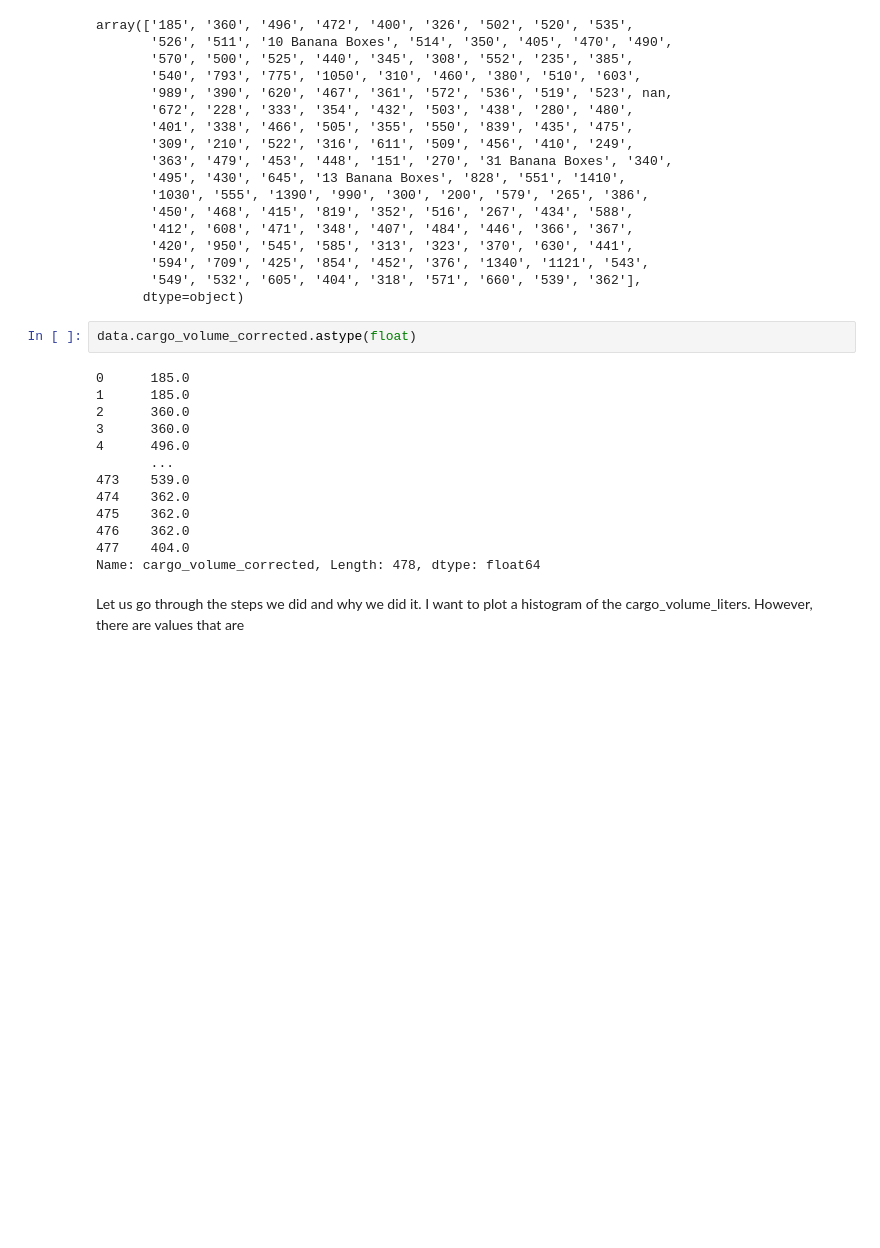
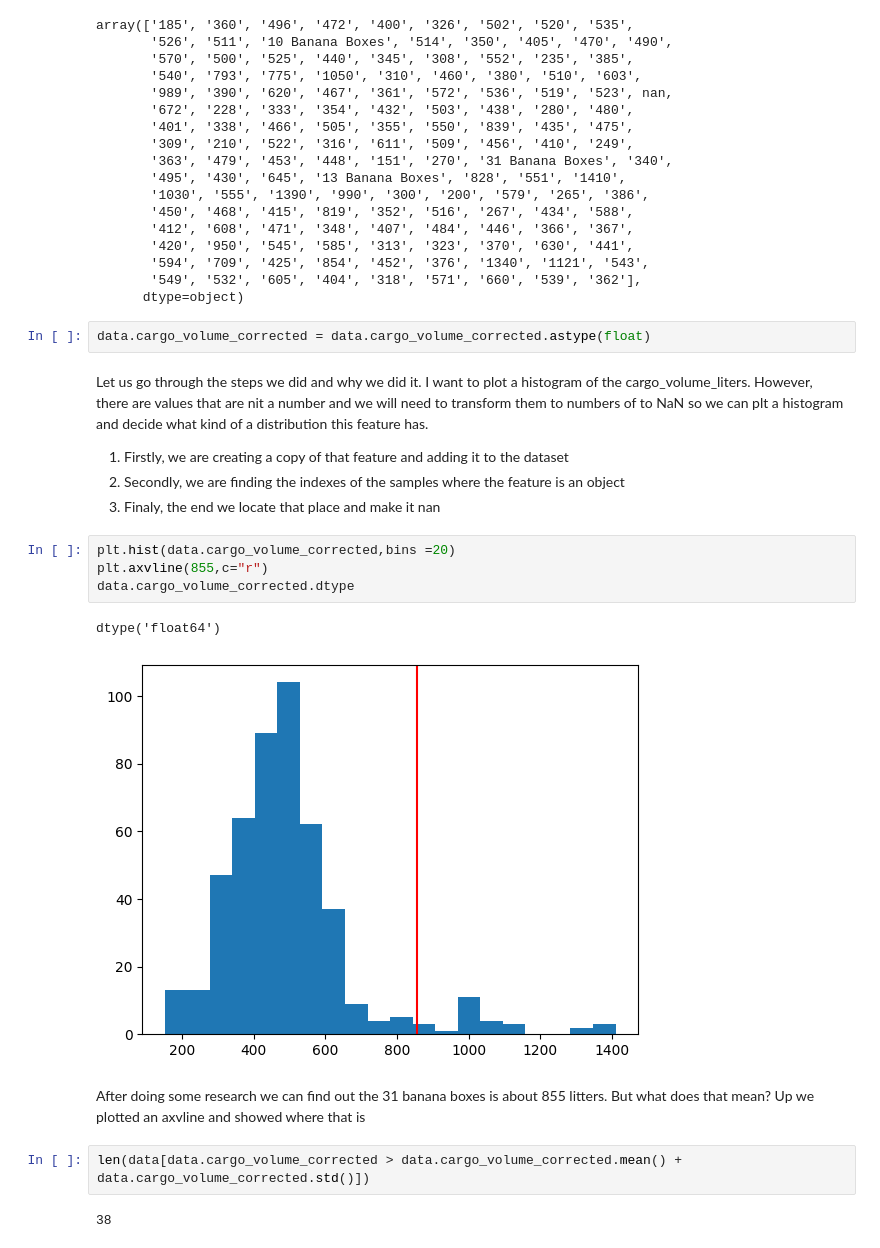
Before and after one commit to Stoymirov/Data_science_homeworks, a Jupyter notebook: 03. Data vis/Untitled.ipynb, the cells around one changed output. Saved outputs shown, nothing was run; the diff lists cells and outputs as text; blank space fills up the shorter version.

```diff
--- a/03. Data vis/Untitled.ipynb
+++ b/03. Data vis/Untitled.ipynb
@@ -213,19 +213,22 @@ array(['185', '360', '496', '472', '400', '326', '502', '520', '535',
        '549', '532', '605', '404', '318', '571', '660', '539', '362'],
       dtype=object)
 # %%
-data.cargo_volume_corrected.astype(float)
+data.cargo_volume_corrected = data.cargo_volume_corrected.astype(float)
-# %% [output]
-0      185.0
-1      185.0
-2      360.0
-3      360.0
-4      496.0
-       ...
-473    539.0
-474    362.0
-475    362.0
-476    362.0
-477    404.0
-Name: cargo_volume_corrected, Length: 478, dtype: float64
 # %% [markdown]
-Let us go through the steps we did and why we did it. I want to plot a histogram of the cargo_volume_liters. However, there are values that are
+Let us go through the steps we did and why we did it. I want to plot a histogram of the cargo_volume_liters. However, there are values that are nit a number and we will need to transform them to numbers of to NaN so we can plt a histogram and decide what kind of a distribution this feature has.
+1. Firstly, we are creating a copy of that feature and adding it to the dataset
+2. Secondly, we are finding the indexes of the samples where the feature is an object
+3. Finaly, the end we locate that place and make it nan
+# %%
+plt.hist(data.cargo_volume_corrected,bins =20)
+plt.axvline(855,c="r")
+data.cargo_volume_corrected.dtype
+# %% [output]
+dtype('float64')
+[figure, added]
+# %% [markdown]
+After doing some research we can find out the 31 banana boxes is about 855 litters. But what does that mean? Up we plotted an axvline and showed where that is
+# %%
+len(data[data.cargo_volume_corrected > data.cargo_volume_corrected.mean() + data.cargo_volume_corrected.std()])
+# %% [output]
+38
```
Also changed, not shown: parts of 18 cells of this notebook.
